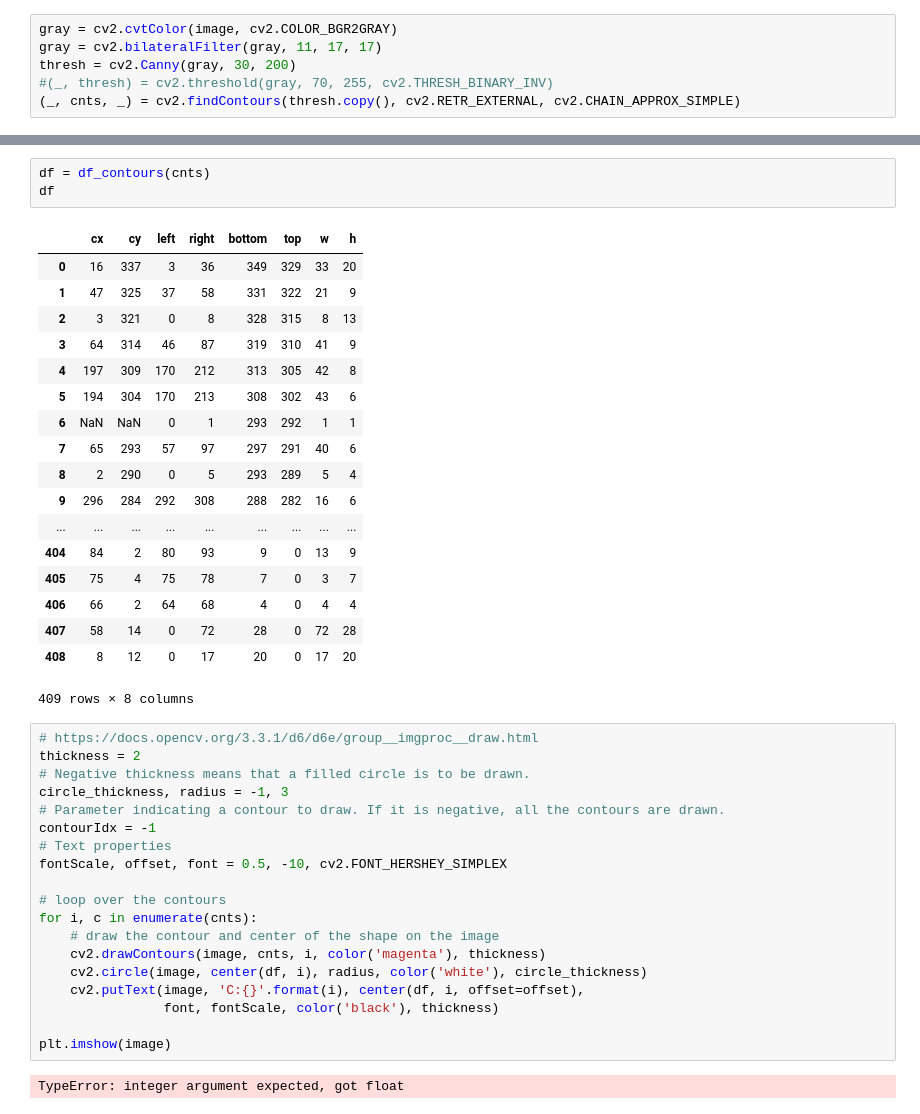
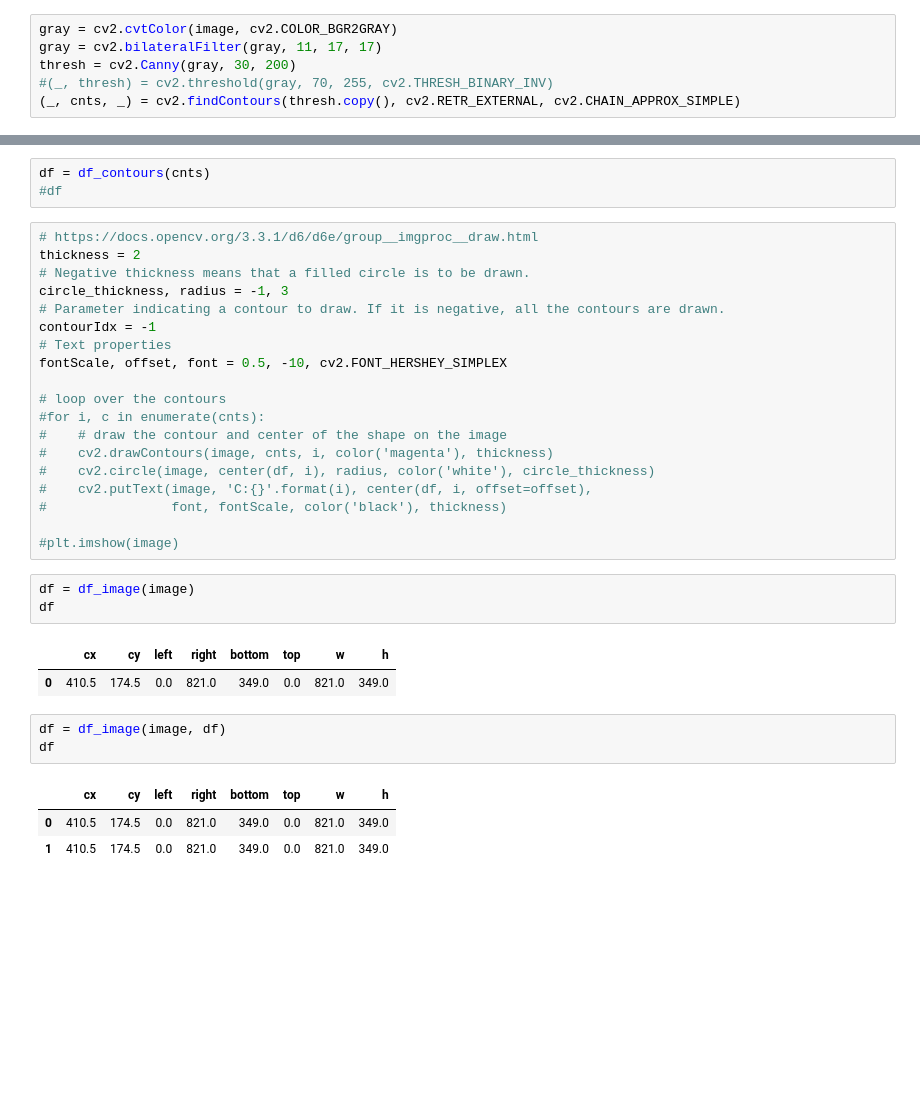
Before and after one commit to jrovegno/opencv, a Jupyter notebook: OpenCV_02.ipynb, the cells around one changed output, grey strips where cells are left out. Cells and saved outputs as stored; diff of their text form; blank space fills up the shorter version.

```diff
--- a/OpenCV_02.ipynb
+++ b/OpenCV_02.ipynb
@@ -149,25 +98,6 @@ plot_images([image, gray, thresh])
 # %%
 df = df_contours(cnts)
-df
+#df
-# %% [output]
-|  | cx | cy | left | right | bottom | top | w | h |
-| 0 | 16 | 337 | 3 | 36 | 349 | 329 | 33 | 20 |
-| 1 | 47 | 325 | 37 | 58 | 331 | 322 | 21 | 9 |
-| 2 | 3 | 321 | 0 | 8 | 328 | 315 | 8 | 13 |
-| 3 | 64 | 314 | 46 | 87 | 319 | 310 | 41 | 9 |
-| 4 | 197 | 309 | 170 | 212 | 313 | 305 | 42 | 8 |
-| 5 | 194 | 304 | 170 | 213 | 308 | 302 | 43 | 6 |
-| 6 | NaN | NaN | 0 | 1 | 293 | 292 | 1 | 1 |
-| 7 | 65 | 293 | 57 | 97 | 297 | 291 | 40 | 6 |
-| 8 | 2 | 290 | 0 | 5 | 293 | 289 | 5 | 4 |
-| 9 | 296 | 284 | 292 | 308 | 288 | 282 | 16 | 6 |
-| ... | ... | ... | ... | ... | ... | ... | ... | ... |
-| 404 | 84 | 2 | 80 | 93 | 9 | 0 | 13 | 9 |
-| 405 | 75 | 4 | 75 | 78 | 7 | 0 | 3 | 7 |
-| 406 | 66 | 2 | 64 | 68 | 4 | 0 | 4 | 4 |
-| 407 | 58 | 14 | 0 | 72 | 28 | 0 | 72 | 28 |
-| 408 | 8 | 12 | 0 | 17 | 20 | 0 | 17 | 20 |
-409 rows × 8 columns
 # %%
 # https://docs.opencv.org/3.3.1/d6/d6e/group__imgproc__draw.html
 thickness = 2
@@ -179,13 +109,24 @@ contourIdx = -1
 fontScale, offset, font = 0.5, -10, cv2.FONT_HERSHEY_SIMPLEX
 
 # loop over the contours
-for i, c in enumerate(cnts):
-    # draw the contour and center of the shape on the image
-    cv2.drawContours(image, cnts, i, color('magenta'), thickness)
-    cv2.circle(image, center(df, i), radius, color('white'), circle_thickness)
-    cv2.putText(image, 'C:{}'.format(i), center(df, i, offset=offset),
-                font, fontScale, color('black'), thickness)
+#for i, c in enumerate(cnts):
+#    # draw the contour and center of the shape on the image
+#    cv2.drawContours(image, cnts, i, color('magenta'), thickness)
+#    cv2.circle(image, center(df, i), radius, color('white'), circle_thickness)
+#    cv2.putText(image, 'C:{}'.format(i), center(df, i, offset=offset),
+#                font, fontScale, color('black'), thickness)
 
-plt.imshow(image)
+#plt.imshow(image)
-# %% [output]
-TypeError: integer argument expected, got float
+# %%
+df = df_image(image)
+df
+# %% [output]
+|  | cx | cy | left | right | bottom | top | w | h |
+| 0 | 410.5 | 174.5 | 0.0 | 821.0 | 349.0 | 0.0 | 821.0 | 349.0 |
+# %%
+df = df_image(image, df)
+df
+# %% [output]
+|  | cx | cy | left | right | bottom | top | w | h |
+| 0 | 410.5 | 174.5 | 0.0 | 821.0 | 349.0 | 0.0 | 821.0 | 349.0 |
+| 1 | 410.5 | 174.5 | 0.0 | 821.0 | 349.0 | 0.0 | 821.0 | 349.0 |
```
Also changed, not shown: parts of 7 cells of this notebook.
